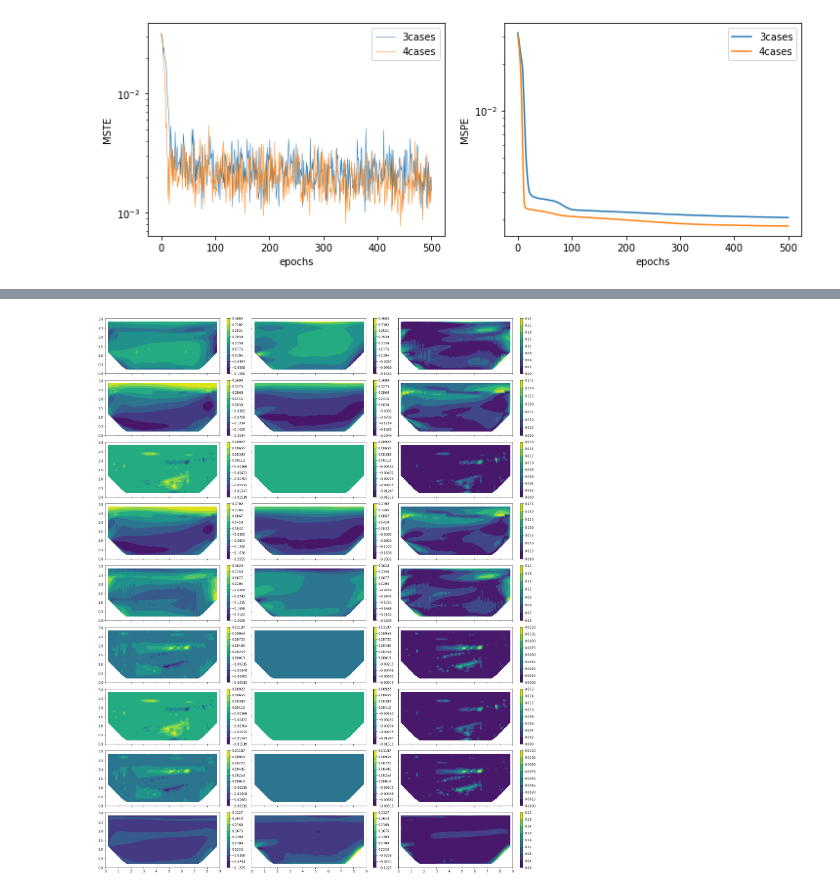
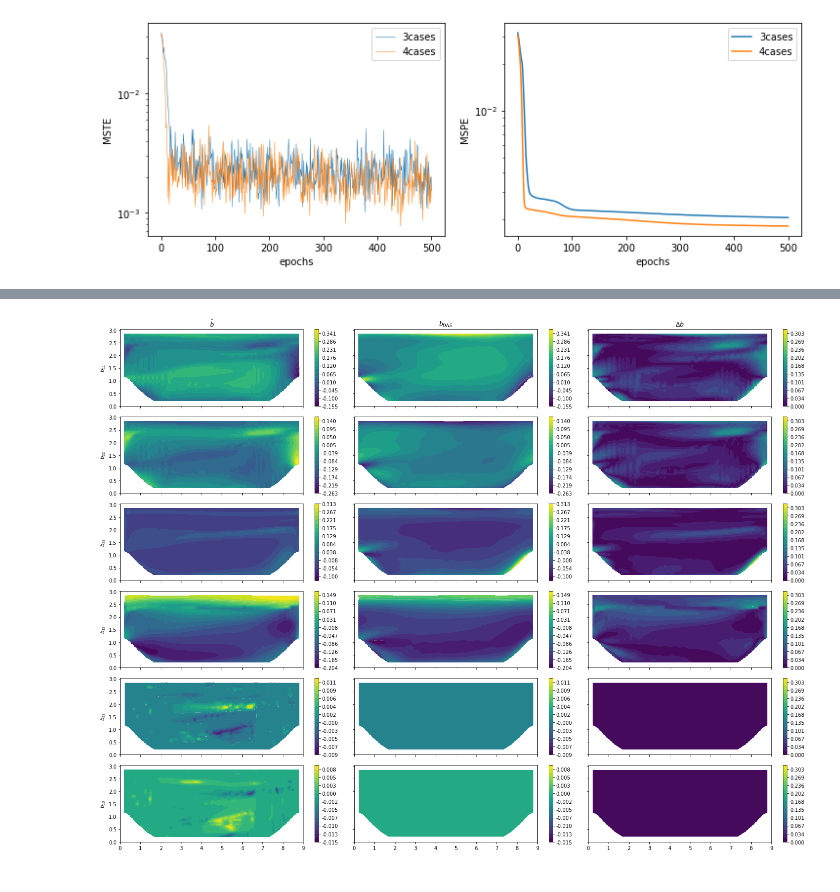
Before and after one commit to leonrccs/data_driven_rans, a Jupyter notebook: notebooks/compare_nn.ipynb, the cells around one changed output, grey strips where cells are left out. Drawn from its saved outputs; the diff is of its cells as text; code cells hidden in the pictures.

```diff
--- a/notebooks/compare_nn.ipynb
+++ b/notebooks/compare_nn.ipynb
@@ -56,3 +30,6 @@ class TBNN(torch.nn.Module):
+# %%
+def time():
+    return datetime.datetime.now().strftime("%y-%m-%d_%H-%M")
 # %%
 # set path to models and initialise arrays
 model_path = 'trained_models/'
@@ -98,5 +75,6 @@ curr_case = os.sep.join([test_data_path, cases])
 # read in test case tensors
 inv_test = th.load(os.sep.join([curr_case,'inv-torch.th']))
 T_test = th.load(os.sep.join([curr_case,'T-torch.th'])).reshape(-1,10,9)
-b_test = th.load(os.sep.join([curr_case,'b-torch.th']))
+b_dns_test = th.load(os.sep.join([curr_case,'b-torch.th']))
+b_rans_test = th.load(os.sep.join([curr_case,'b_rans-torch.th']))
 grid_test = th.load(os.sep.join([curr_case,'grid-torch.th']))
@@ -105,41 +107,72 @@ grid_test = th.load(os.sep.join([curr_case,'grid-torch.th']))
 # grid for visualisation
 grid_x, grid_y = np.mgrid[0.:9.:300j, 0.:3.035:100j]
 
+# get mask for points selection
+mask = mask_boundary_points(grid_x, grid_y)
+
 # set path to save figures
 fig_path = '/home/leonriccius/gkm/Masters_Thesis/jupyter_notebook/images/NN'
+# fig_path = '/home/leonriccius/Desktop'
 
-for i, model in enumerate(models):
+# for i, model in enumerate(models):
+model = models[0]
 
-    # get predicted b
-    b_pred, _ = model(inv_test, T_test) # .reshape(-1,9)
+# get predicted b
+b_pred, _ = model(inv_test, T_test)
+b_pred = b_pred.reshape(-1,3,3)
 
-    # create figure
-    fig, axs = plt.subplots(9,3, figsize=(20,25), sharex=True, sharey=True, tight_layout=True)
-    # fig, axs = plt.subplots(1,3, figsize=(20, 3), sharex=True, sharey=True, tight_layout=True)
+# get levels for contourplots
+levels_global = np.linspace(-0.3, 0.4, 20) # (-0.2635, 0.3684, 20)
+levels_diff = np.linspace(.0, .32, 20)
 
-    # loop over all 9 components of b, for pred of b, real b, and difference of these two
-    for j in range(9):
-        # interpolate data on grid
-        grid_b_pred = griddata(grid_test, b_pred.flatten(1).detach().numpy()[:,j], (grid_x, grid_y), method='linear')
-        grid_b_test = griddata(grid_test, b_test.flatten(1).detach().numpy()[:,j], (grid_x, grid_y), method='linear')
-        grid_b_diff = np.abs(grid_b_test - grid_b_pred)
+# create figure
+fig, axs = plt.subplots(6,3, figsize=(20, 15), sharex=True, sharey=True, tight_layout=True)
+# fig, axs = plt.subplots(6,3, figsize=(20, 15), sharex=True, sharey=True, tight_layout=True)
 
-        # get min an max of (b_pred, b_test) for colormap
-        tmp = th.cat((b_pred[:,j], b_test.reshape(-1,9)[:,j])).detach().numpy()
-        b_min = np.min(tmp)
-        b_max = np.max(tmp)
-        levels = np.linspace(b_min, b_max, 10)
+components = [[0,0], [1,1], [2,2], [0,1], [1,2], [0,2]]
 
-        # get the contour plots
-        b_nn = axs.flat[3*j].contourf(grid_x, grid_y, grid_b_pred, levels=levels)
-        b_dns = axs.flat[3*j+1].contourf(grid_x, grid_y, grid_b_test, levels=levels)
-        b_diff = axs.flat[3*j+2].contourf(grid_x, grid_y, grid_b_diff)
-        fig.colorbar(b_nn, ax=axs.flat[3*j])
-        fig.colorbar(b_dns, ax=axs.flat[3*j+1])
-        fig.colorbar(b_diff, ax=axs.flat[3*j+2])
+# loop over all 6 unique of b (symmetric), for pred of b, real b, and difference of these two
+for i, idx in enumerate(components):
+    # interpolate data on grid
+    grid_b_pred = griddata(grid_test, b_pred.detach().numpy()[:,idx[0],idx[1]], (grid_x, grid_y), method='linear')
+    grid_b_test = griddata(grid_test, b_dns_test.detach().numpy()[:,idx[0],idx[1]], (grid_x, grid_y), method='linear')
+    grid_b_diff = np.abs(grid_b_test - grid_b_pred)
 
-#     fig_name = 'nn_phill_pred_' + model_names[i] + '.svg'
-#     print(fig_name)
-#     plt.savefig(os.sep.join([fig_path, fig_name]), format='svg')
-    fig.suptitle('trained on ' + model_names[i], y=0.9, fontsize=16)
+    # set unwanted points to Nan
+    grid_b_pred[~mask] = float('nan')
+    grid_b_test[~mask] = float('nan')
+    grid_b_diff[~mask] = float('nan')
+
+    # get min an max of (b_pred, b_test) for colormap
+    tmp = th.cat((b_pred[:,idx[0],idx[1]], b_dns_test[:,idx[0],idx[1]])).detach().numpy()
+    b_min = np.min(tmp)
+    b_max = np.max(tmp)
+    levels = np.linspace(b_min, b_max, 20)
+
+    # get the contour plots
+    b_nn = axs.flat[3*i].contourf(grid_x, grid_y, grid_b_pred, levels=levels)
+    b_dns = axs.flat[3*i+1].contourf(grid_x, grid_y, grid_b_test, levels=levels)
+    b_diff = axs.flat[3*i+2].contourf(grid_x, grid_y, grid_b_diff, levels=levels_diff)
+
+    # remove contour lines, which otherwise can cause trouble with certain pdf renders
+    for contour in [b_nn, b_dns, b_diff]:
+        for c in contour.collections:
+            c.set_edgecolor("face")
+            c.set_linewidth(0.00000000000000001)
+
+    # get the colorbars
+    fig.colorbar(b_nn, ax=axs.flat[3*i], format='%.3f')
+    fig.colorbar(b_dns, ax=axs.flat[3*i+1], format='%.3f')
+    fig.colorbar(b_diff, ax=axs.flat[3*i+2], format='%.3f')
+
+    # set the component names
+    axs[i,0].set_ylabel(r'$b_{'+str(idx[0]+1)+str(idx[1]+1)+'}$')
+
+titles = [r'$\hat b$', r'$b_{DNS}$', r'$\Delta b$']
+for i in range(3):
+    axs[0,i].set_title(titles[i])
+
+fig_name = time() + 'phill_' + model_names[0] + '_nn_dns_diff.pdf'
+# plt.savefig(os.sep.join([fig_path, fig_name]), format='pdf')
+# fig.suptitle(r'trained on ' + model_names[i], y=1.01, fontsize=14)
 # %% [output]
@@ -148 +179 @@ nn_phill_pred_4cases.svg
-[figure, old version]
+[figure, new version]
```
Also changed, not shown: parts of 8 cells of this notebook, 13 other files.
